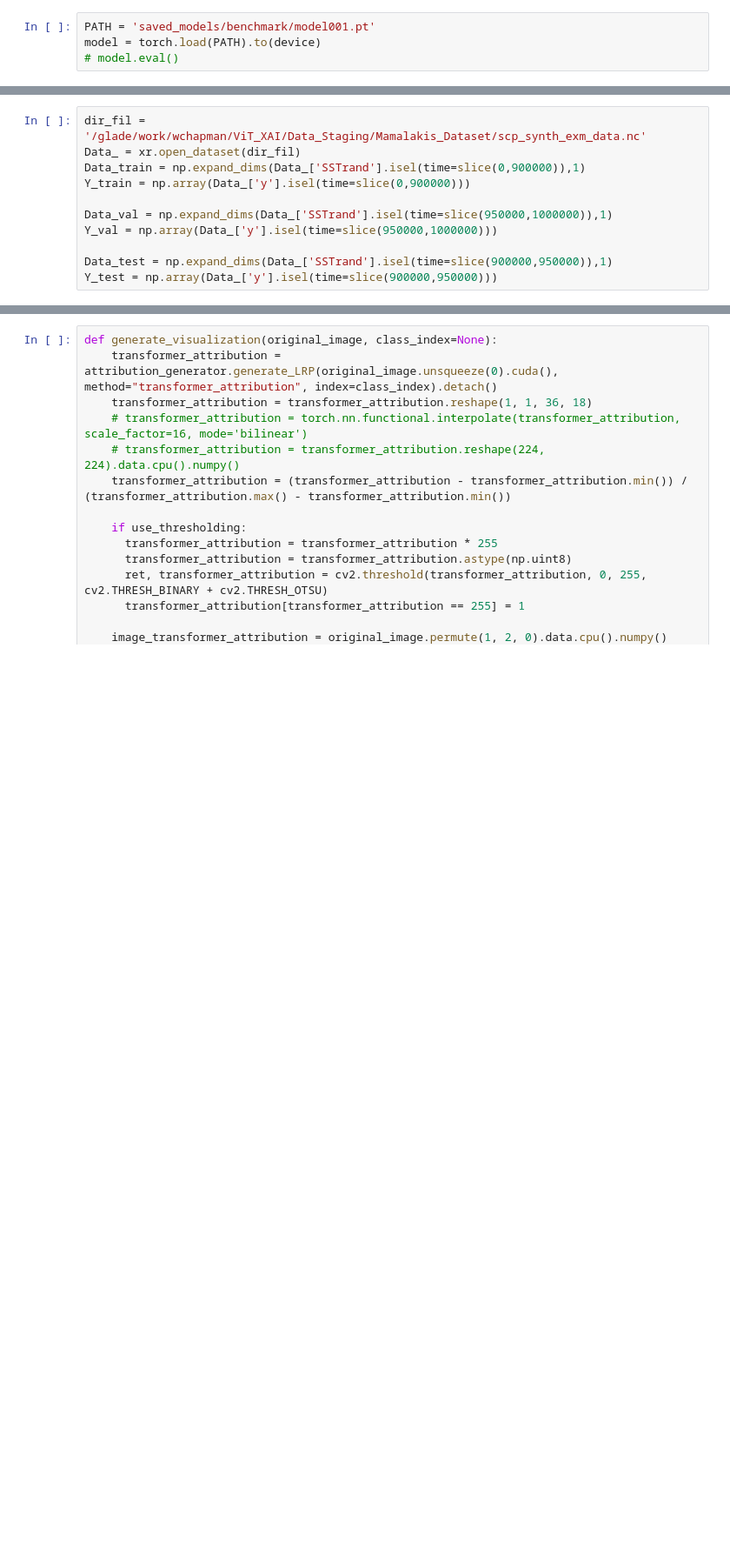
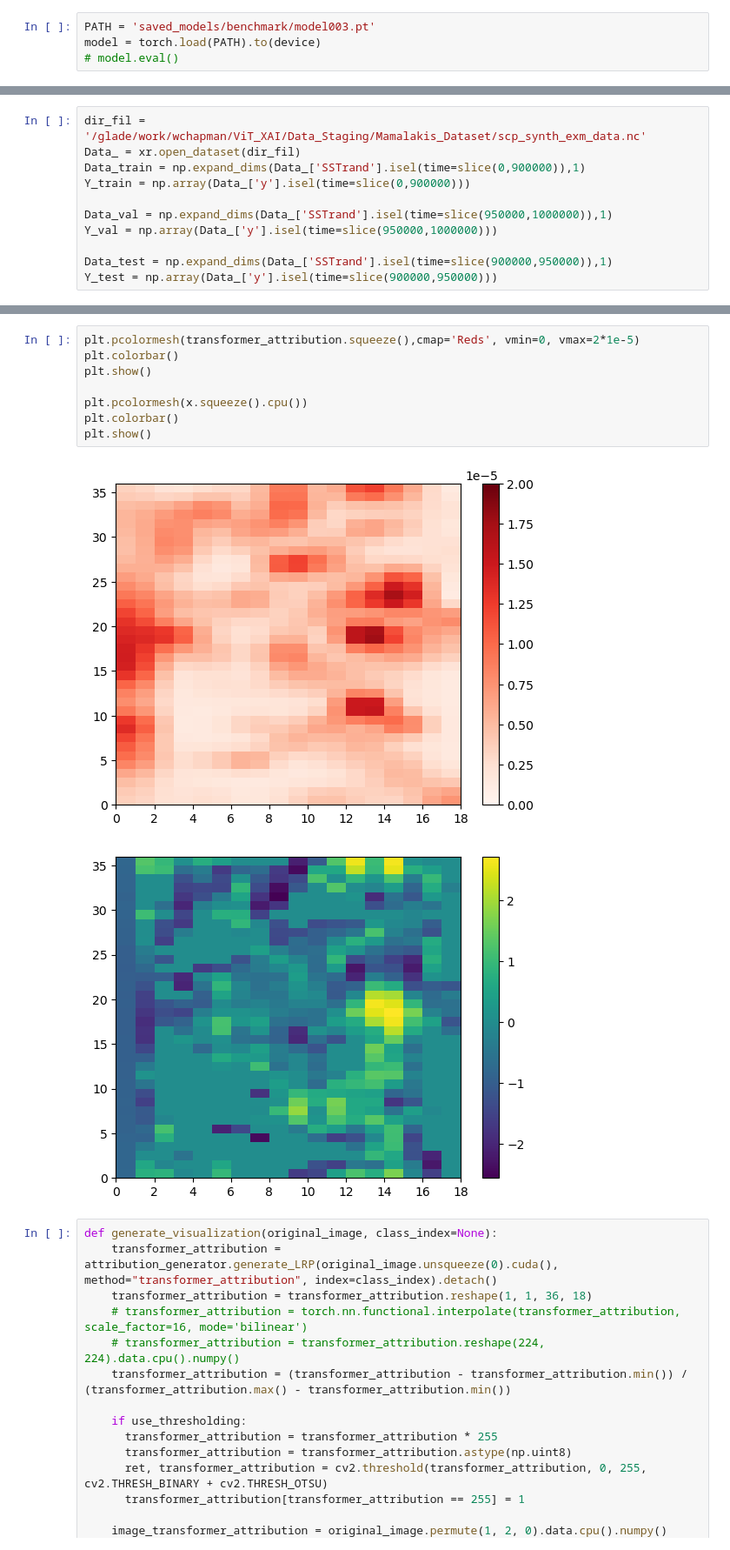
Before and after one commit to WillyChap/ViT_XAI, a Jupyter notebook: Models/LRP.ipynb, the cells around one changed output, grey strips where cells are left out. Shown at 87% size. Drawn from its saved outputs; the diff is of its cells as text; blank space fills up the shorter version.

```diff
--- a/Models/LRP.ipynb
+++ b/Models/LRP.ipynb
@@ -59,5 +72,5 @@ Cached:    0.4 GB
 using device:  cuda
 # %%
-PATH = 'saved_models/benchmark/model001.pt'
+PATH = 'saved_models/benchmark/model003.pt'
 model = torch.load(PATH).to(device)
 # model.eval()
@@ -83,3 +117,14 @@ AttributeError: 'SimpleViT' object has no attribute 'relprop'
+# %%
+plt.pcolormesh(transformer_attribution.squeeze(),cmap='Reds', vmin=0, vmax=2*1e-5)
+plt.colorbar()
+plt.show()
+
+plt.pcolormesh(x.squeeze().cpu())
+plt.colorbar()
+plt.show()
+# %% [output]
+[figure, added]
+[figure, added]
 # %%
 def generate_visualization(original_image, class_index=None):
     transformer_attribution = attribution_generator.generate_LRP(original_image.unsqueeze(0).cuda(), method="transformer_attribution", index=class_index).detach()
```
Also changed, not shown: parts of 11 cells of this notebook, 2 other files.
